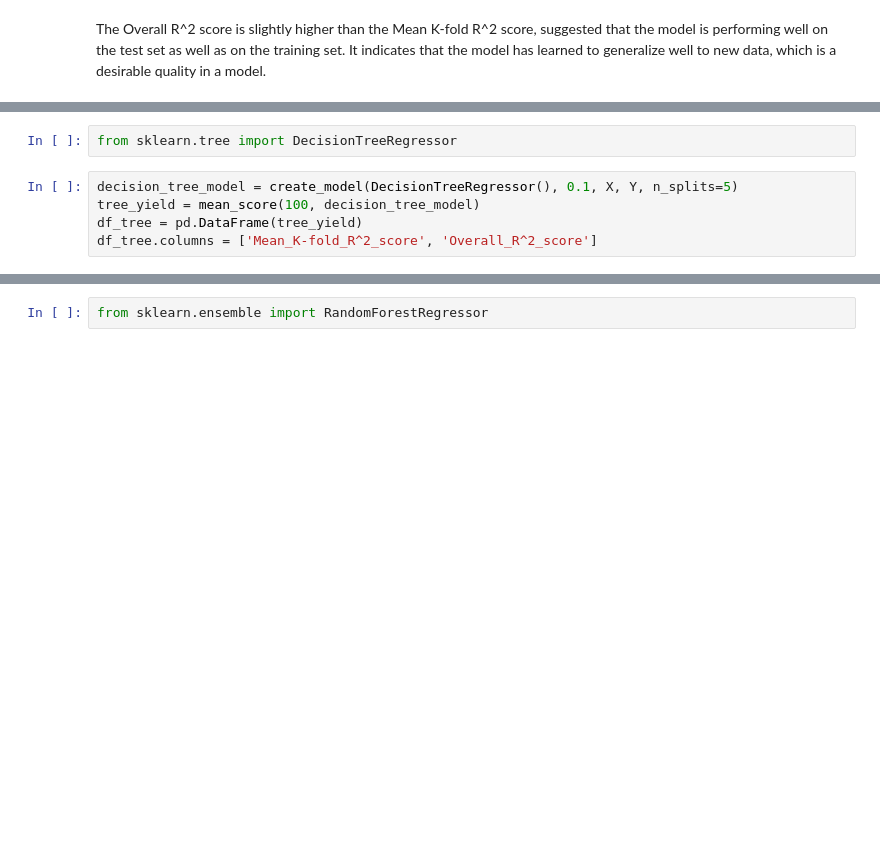
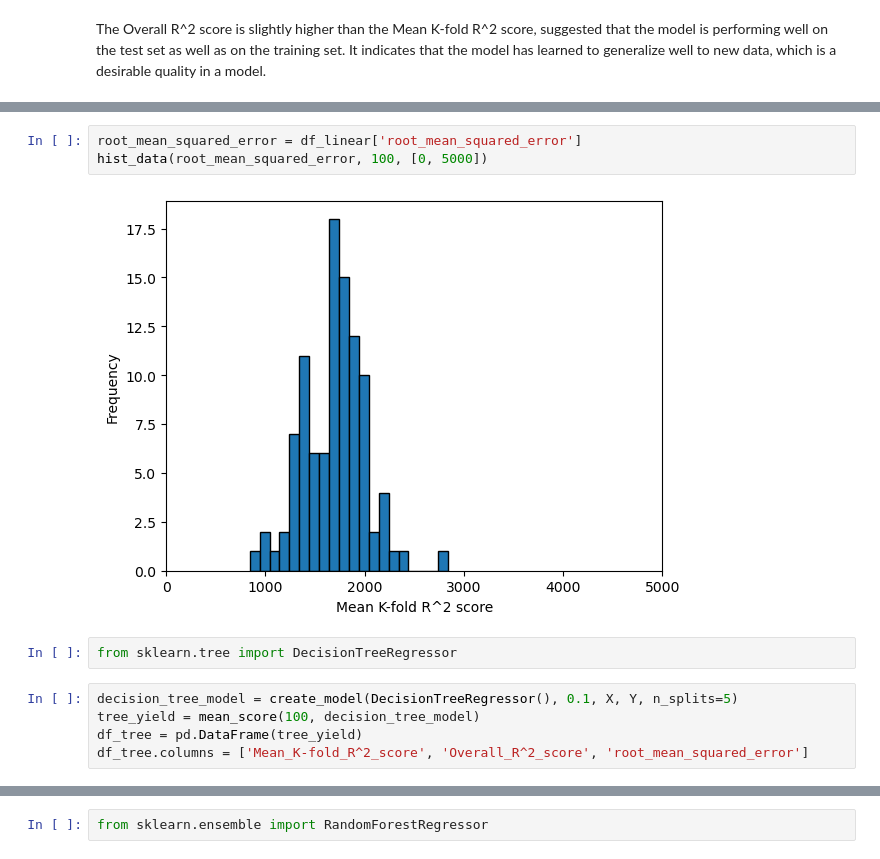
Before and after one commit to Comrade26/first_model_test, a Jupyter notebook: test.ipynb, the cells around one changed output, grey strips where cells are left out. Cells and saved outputs as stored; diff of their text form; blank space fills up the shorter version.

```diff
--- a/test.ipynb
+++ b/test.ipynb
@@ -96,9 +138,14 @@ hist_kfold_r2score(mean_squared_error_score, mean_error_score, 0.05)
+# %%
+root_mean_squared_error = df_linear['root_mean_squared_error']
+hist_data(root_mean_squared_error, 100, [0, 5000])
+# %% [output]
+[figure, added]
 # %%
 from sklearn.tree import DecisionTreeRegressor
 # %%
 decision_tree_model = create_model(DecisionTreeRegressor(), 0.1, X, Y, n_splits=5)
 tree_yield = mean_score(100, decision_tree_model)
 df_tree = pd.DataFrame(tree_yield)
-df_tree.columns = ['Mean_K-fold_R^2_score', 'Overall_R^2_score']
+df_tree.columns = ['Mean_K-fold_R^2_score', 'Overall_R^2_score', 'root_mean_squared_error']
 # %%
 df_tree.head()
```
Also changed, not shown: parts of 32 cells of this notebook.
